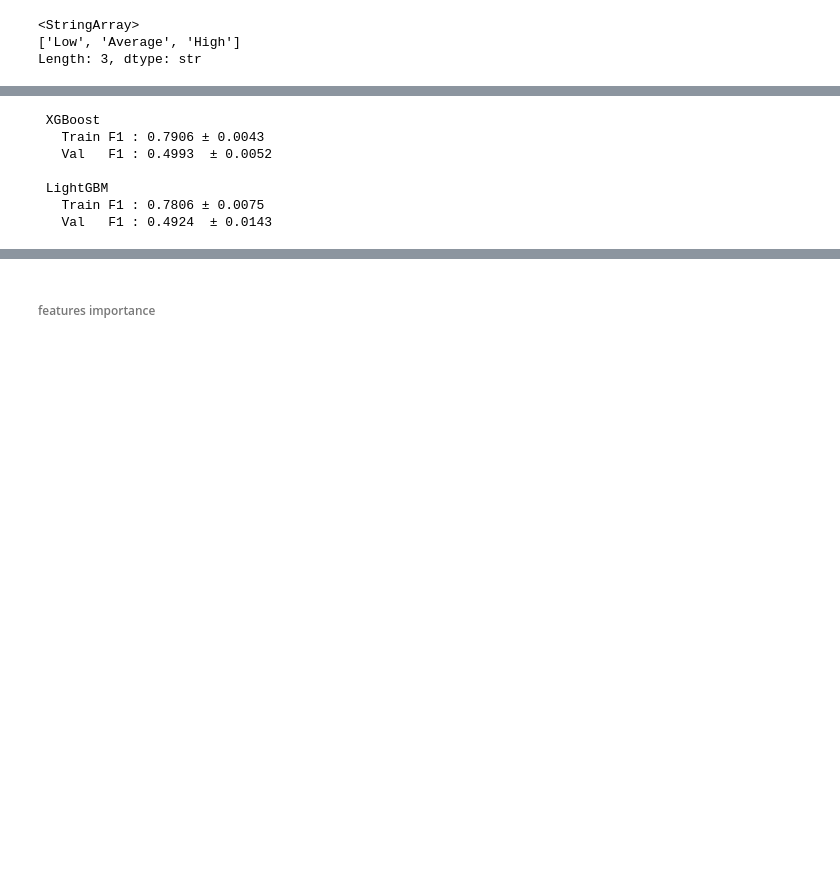
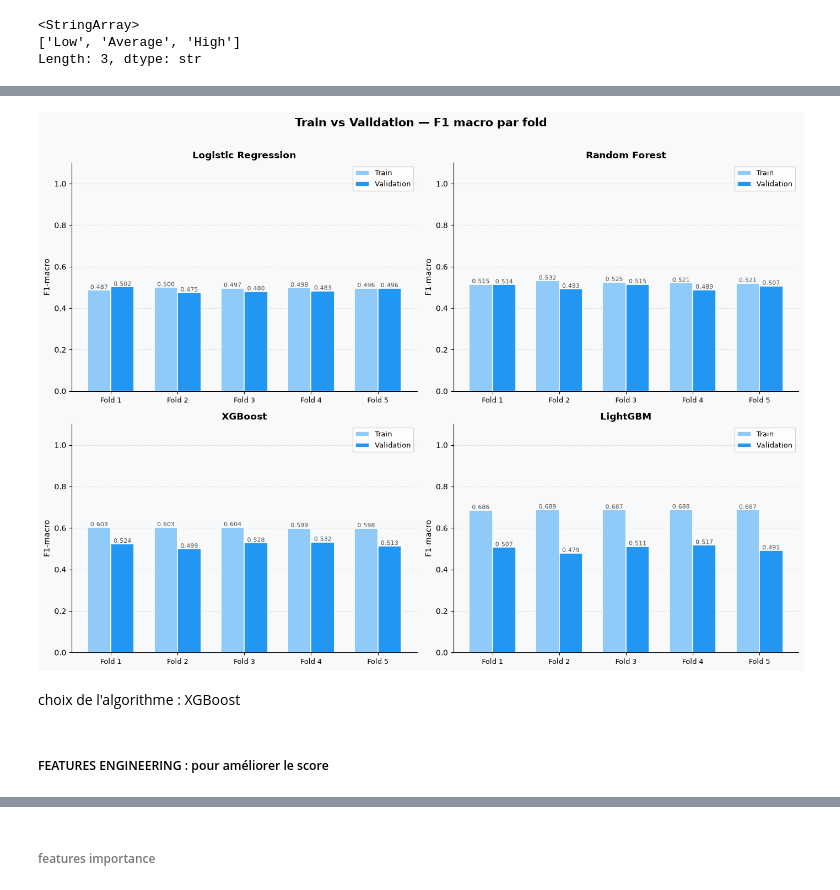
Before and after one commit to JOREL531/projet_JAKALA, a Jupyter notebook: code/exploration.ipynb, the cells around one changed output, grey strips where cells are left out. Drawn from its saved outputs; the diff is of its cells as text; code cells hidden in the pictures; blank space fills up the shorter version.

```diff
--- a/code/exploration.ipynb
+++ b/code/exploration.ipynb
@@ -966,28 +1031,0 @@ Mapping : {'A': np.int64(0), 'B': np.int64(1), 'C': np.int64(2), 'D': np.int64(3
-# %%
-# ── XGBoost ──────────────────────────────────────────────
-res_xgb = cross_validate(xgb_model, X_train_cat, y_train_enc, cv=cv,
-                          scoring='f1_macro',
-                          return_train_score=True
-                          )
-cv_results['XGBoost'] = res_xgb
-print(f" XGBoost")
-print(f"   Train F1 : {res_xgb['train_score'].mean():.4f} ± {res_xgb['train_score'].std():.4f}")
-print(f"   Val   F1 : {res_xgb['test_score'].mean():.4f}  ± {res_xgb['test_score'].std():.4f}\n")
-
-# ── LightGBM ─────────────────────────────────────────────
-res_lgbm = cross_validate(lgbm_model, X_train_cat, y_train_enc, cv=cv,
-                           scoring='f1_macro',
-                           return_train_score=True
-                           )
-cv_results['LightGBM'] = res_lgbm
-print(f" LightGBM")
-print(f"   Train F1 : {res_lgbm['train_score'].mean():.4f} ± {res_lgbm['train_score'].std():.4f}")
-print(f"   Val   F1 : {res_lgbm['test_score'].mean():.4f}  ± {res_lgbm['test_score'].std():.4f}\n")
-# %% [output]
- XGBoost
-   Train F1 : 0.7906 ± 0.0043
-   Val   F1 : 0.4993  ± 0.0052
-
- LightGBM
-   Train F1 : 0.7806 ± 0.0075
-   Val   F1 : 0.4924  ± 0.0143
@@ -993,0 +1043,52 @@ print(f"   Val   F1 : {res_lgbm['test_score'].mean():.4f}  ± {res_lgbm['test_sc
+# %%
+fig, axes = plt.subplots(2, 2, figsize=(14, 10))
+fig.suptitle('Train vs Validation — F1 macro par fold', fontsize=15,
+             fontweight='bold', y=1.01)
+fig.patch.set_facecolor('#F8F9FA')
+
+colors_train = '#90CAF9'   # bleu clair
+colors_val   = '#2196F3'   # bleu foncé
+folds = [f'Fold {i+1}' for i in range(5)]
+
+for ax, (name, res) in zip(axes.flatten(), cv_results.items()):
+    ax.set_facecolor('#F8F9FA')
+    x = np.arange(5)
+    width = 0.35
+
+    bars_train = ax.bar(x - width/2, res['train_score'], width,
+                        label='Train', color=colors_train,
+                        edgecolor='white', linewidth=1.2)
+    bars_val   = ax.bar(x + width/2, res['test_score'],  width,
+                        label='Validation', color=colors_val,
+                        edgecolor='white', linewidth=1.2)
+
+    # Annotations
+    for bar in bars_train:
+        ax.text(bar.get_x() + bar.get_width()/2, bar.get_height() + 0.005,
+                f'{bar.get_height():.3f}', ha='center', fontsize=8, color='#555')
+    for bar in bars_val:
+        ax.text(bar.get_x() + bar.get_width()/2, bar.get_height() + 0.005,
+                f'{bar.get_height():.3f}', ha='center', fontsize=8, color='#555')
+
+    ax.set_title(name, fontsize=12, fontweight='bold')
+    ax.set_xticks(x)
+    ax.set_xticklabels(folds, fontsize=9)
+    ax.set_ylim(0, 1.1)
+    ax.set_ylabel('F1-macro', fontsize=10)
+    ax.legend(fontsize=9)
+    ax.yaxis.grid(True, linestyle='--', alpha=0.6, color='#CCCCCC')
+    ax.set_axisbelow(True)
+    ax.spines[['top', 'right']].set_visible(False)
+
+# Cacher le 4e subplot si seulement 4 modèles
+if len(cv_results) < 4:
+    axes.flatten()[-1].set_visible(False)
+
+plt.tight_layout()
+plt.show()
+# %% [output]
+[figure, added]
+# %% [markdown]
+choix de l'algorithme : XGBoost
+# %% [markdown]
+##### FEATURES ENGINEERING : pour améliorer le score
```
Also changed, not shown: parts of 23 cells of this notebook, 2 other files.
